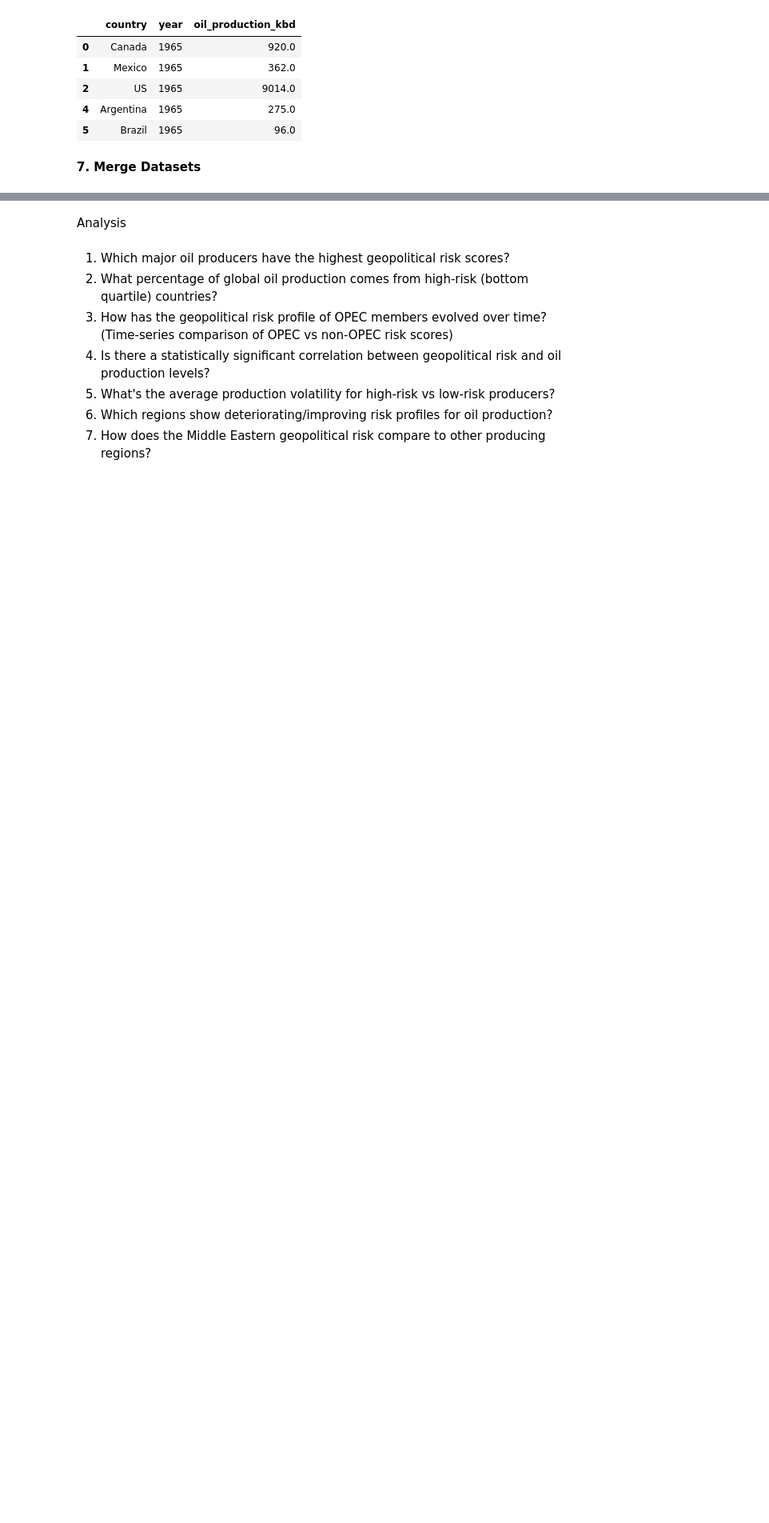
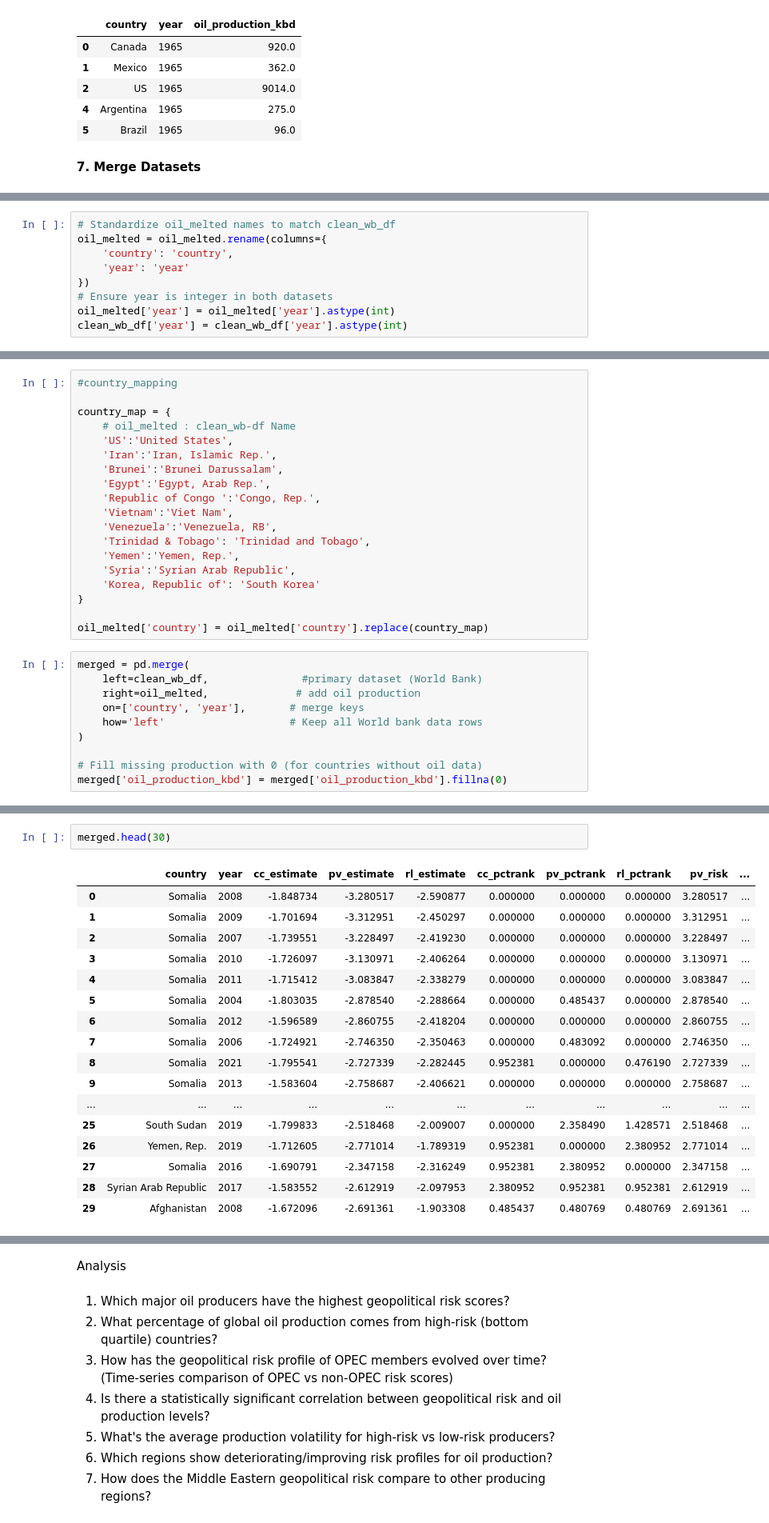
Before and after one commit to EMuritu/Geopolitical_Risk_Index, a Jupyter notebook: Geopolitical_Risk_Index.ipynb, the cells around one changed output, grey strips where cells are left out. Shown at 80% size. Cells and saved outputs as stored; diff of their text form; blank space fills up the shorter version.

```diff
--- a/Geopolitical_Risk_Index.ipynb
+++ b/Geopolitical_Risk_Index.ipynb
@@ -549,0 +557,9 @@ oil_melted.head()
+# %%
+# Standardize oil_melted names to match clean_wb_df
+oil_melted = oil_melted.rename(columns={
+    'country': 'country',
+    'year': 'year'
+})
+# Ensure year is integer in both datasets
+oil_melted['year'] = oil_melted['year'].astype(int)
+clean_wb_df['year'] = clean_wb_df['year'].astype(int)
@@ -549,0 +597,29 @@ oil_melted.head()
+# %%
+#country_mapping
+
+country_map = {
+    # oil_melted : clean_wb-df Name
+    'US':'United States',
+    'Iran':'Iran, Islamic Rep.',
+    'Brunei':'Brunei Darussalam',
+    'Egypt':'Egypt, Arab Rep.',
+    'Republic of Congo ':'Congo, Rep.',
+    'Vietnam':'Viet Nam',
+    'Venezuela':'Venezuela, RB',
+    'Trinidad & Tobago': 'Trinidad and Tobago',
+    'Yemen':'Yemen, Rep.',
+    'Syria':'Syrian Arab Republic',
+    'Korea, Republic of': 'South Korea'
+}
+
+oil_melted['country'] = oil_melted['country'].replace(country_map)
+# %%
+merged = pd.merge(
+    left=clean_wb_df,               #primary dataset (World Bank)
+    right=oil_melted,              # add oil production
+    on=['country', 'year'],       # merge keys
+    how='left'                    # Keep all World bank data rows
+)
+
+# Fill missing production with 0 (for countries without oil data)
+merged['oil_production_kbd'] = merged['oil_production_kbd'].fillna(0)
@@ -550 +642,21 @@ oil_melted.head()
+# %%
+merged.head(30)
+# %% [output]
+|  | country | year | cc_estimate | pv_estimate | rl_estimate | cc_pctrank | pv_pctrank | rl_pctrank | pv_risk | ... |
+| 0 | Somalia | 2008 | -1.848734 | -3.280517 | -2.590877 | 0.000000 | 0.000000 | 0.000000 | 3.280517 | ... |
+| 1 | Somalia | 2009 | -1.701694 | -3.312951 | -2.450297 | 0.000000 | 0.000000 | 0.000000 | 3.312951 | ... |
+| 2 | Somalia | 2007 | -1.739551 | -3.228497 | -2.419230 | 0.000000 | 0.000000 | 0.000000 | 3.228497 | ... |
+| 3 | Somalia | 2010 | -1.726097 | -3.130971 | -2.406264 | 0.000000 | 0.000000 | 0.000000 | 3.130971 | ... |
+| 4 | Somalia | 2011 | -1.715412 | -3.083847 | -2.338279 | 0.000000 | 0.000000 | 0.000000 | 3.083847 | ... |
+| 5 | Somalia | 2004 | -1.803035 | -2.878540 | -2.288664 | 0.000000 | 0.485437 | 0.000000 | 2.878540 | ... |
+| 6 | Somalia | 2012 | -1.596589 | -2.860755 | -2.418204 | 0.000000 | 0.000000 | 0.000000 | 2.860755 | ... |
+| 7 | Somalia | 2006 | -1.724921 | -2.746350 | -2.350463 | 0.000000 | 0.483092 | 0.000000 | 2.746350 | ... |
+| 8 | Somalia | 2021 | -1.795541 | -2.727339 | -2.282445 | 0.952381 | 0.000000 | 0.476190 | 2.727339 | ... |
+| 9 | Somalia | 2013 | -1.583604 | -2.758687 | -2.406621 | 0.000000 | 0.000000 | 0.000000 | 2.758687 | ... |
+| ... | ... | ... | ... | ... | ... | ... | ... | ... | ... | ... |
+| 25 | South Sudan | 2019 | -1.799833 | -2.518468 | -2.009007 | 0.000000 | 2.358490 | 1.428571 | 2.518468 | ... |
+| 26 | Yemen, Rep. | 2019 | -1.712605 | -2.771014 | -1.789319 | 0.952381 | 0.000000 | 2.380952 | 2.771014 | ... |
+| 27 | Somalia | 2016 | -1.690791 | -2.347158 | -2.316249 | 0.952381 | 2.380952 | 0.000000 | 2.347158 | ... |
+| 28 | Syrian Arab Republic | 2017 | -1.583552 | -2.612919 | -2.097953 | 2.380952 | 0.952381 | 0.952381 | 2.612919 | ... |
+| 29 | Afghanistan | 2008 | -1.672096 | -2.691361 | -1.903308 | 0.485437 | 0.480769 | 0.480769 | 2.691361 | ... |
 # %% [markdown]
```
Also changed, not shown: parts of 9 cells of this notebook.
